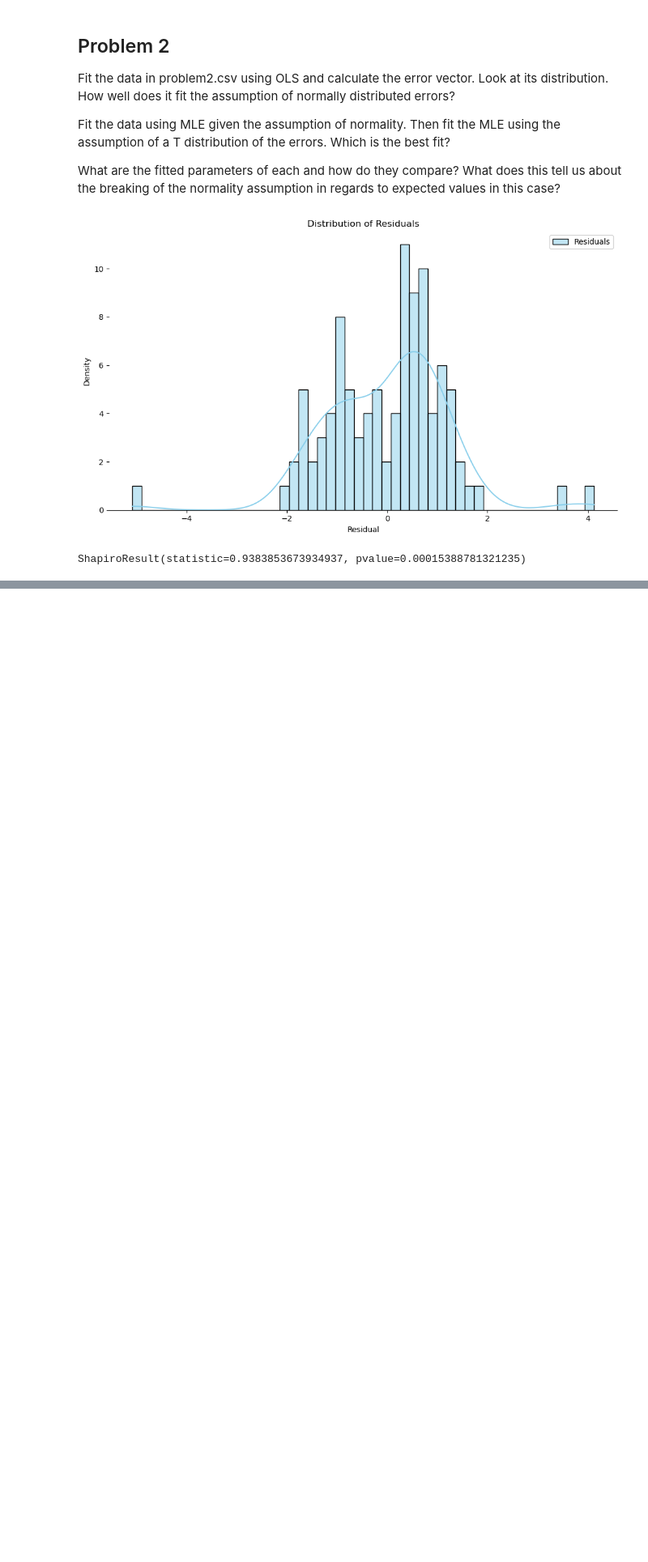
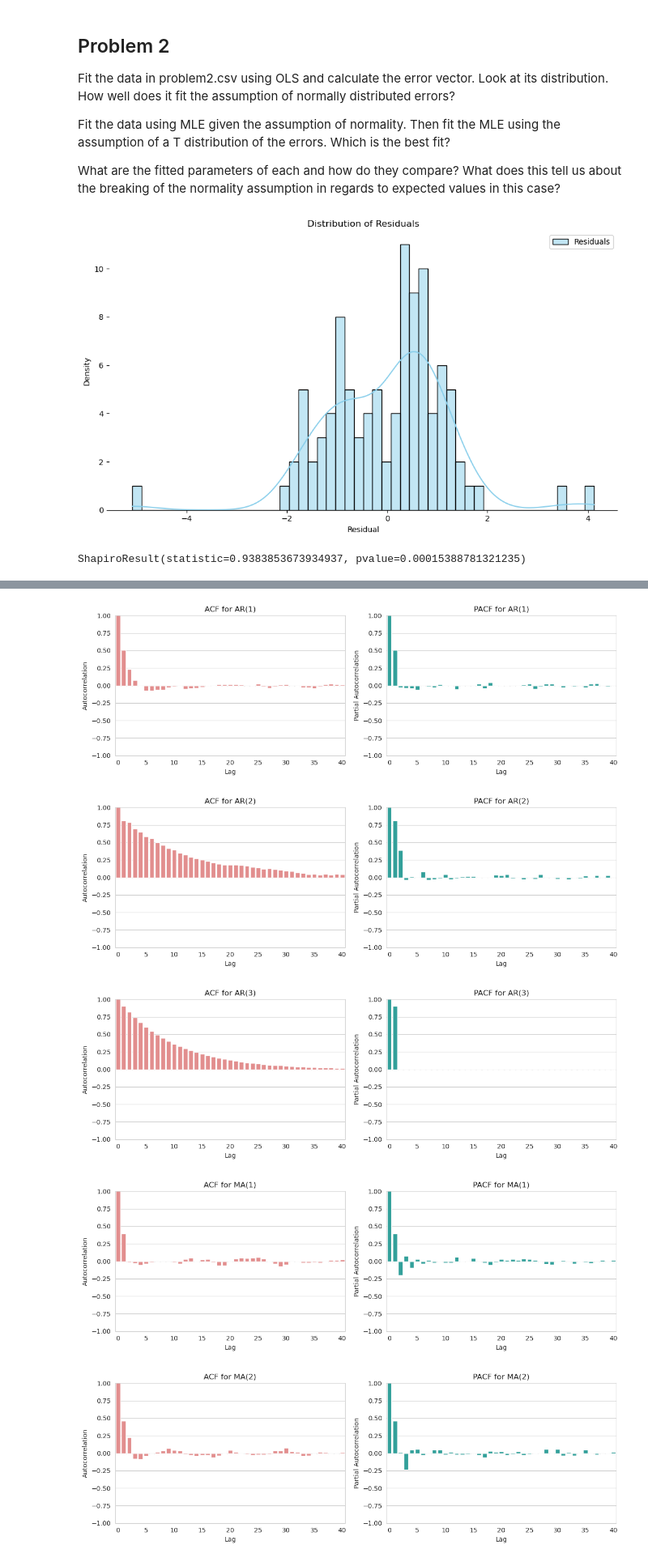
Before and after one commit to howardj12/Fintech545-hj, a Jupyter notebook: Week 2/Code.ipynb, the cells around one changed output, grey strips where cells are left out. Shown: that part at 81% size. Saved outputs shown, nothing was run; the diff lists cells and outputs as text; code cells hidden in the pictures; blank space fills up the shorter version.

```diff
--- a/Week 2/Code.ipynb
+++ b/Week 2/Code.ipynb
@@ -157,0 +160,55 @@ Intercept: [0.11988707 1.0790671 ], slope: [0.11988707 1.0790671 ], standard dev
+# %%
+sns.set_style("whitegrid")
+
+# Function to plot ACF and PACF using Seaborn
+def plot_acf_pacf_seaborn(ts, title):
+    fig, ax = plt.subplots(1, 2, figsize=(12, 4))
+
+    sns.barplot(x=np.arange(41), y=sm.tsa.acf(ts, nlags=40), ax=ax[0], color='lightcoral')
+    sns.barplot(x=np.arange(41), y=sm.tsa.pacf(ts, nlags=40), ax=ax[1], color='lightseagreen')
+
+    ax[0].set_title(f'ACF for {title}')
+    ax[1].set_title(f'PACF for {title}')
+    ax[0].set_xlabel('Lag')
+    ax[1].set_xlabel('Lag')
+    ax[0].set_ylabel('Autocorrelation')
+    ax[1].set_ylabel('Partial Autocorrelation')
+
+    # Adjust y-axis limits
+    ax[0].set_ylim(-1, 1)
+    ax[1].set_ylim(-1, 1)
+
+    # Adjust x-axis ticks
+    for axis in ax:
+        axis.set_xticks(np.arange(0, 41, 5))
+        axis.set_xticklabels(np.arange(0, 41, 5))
+
+    plt.tight_layout()
+    plt.show()
+
+# Simulate the AR and MA processes
+np.random.seed(101)  # Seed for reproducibility
+
+# AR processes
+AR1 = sm.tsa.arma_generate_sample(ar=[1, -0.5], ma=[1], nsample=1000)
+AR2 = sm.tsa.arma_generate_sample(ar=[1, -0.5, -0.4], ma=[1], nsample=1000)
+AR3 = sm.tsa.arma_generate_sample(ar=[1, -0.5, -0.4, -0.3], ma=[1], nsample=1000)
+
+# MA processes
+MA1 = sm.tsa.arma_generate_sample(ar=[1], ma=[1, 0.5], nsample=1000)
+MA2 = sm.tsa.arma_generate_sample(ar=[1], ma=[1, 0.5, 0.4], nsample=1000)
+MA3 = sm.tsa.arma_generate_sample(ar=[1], ma=[1, 0.5, 0.4, 0.3], nsample=1000)
+
+# Plot ACF and PACF for each process
+plot_acf_pacf_seaborn(AR1, "AR(1)")
+plot_acf_pacf_seaborn(AR2, "AR(2)")
+plot_acf_pacf_seaborn(AR3, "AR(3)")
+plot_acf_pacf_seaborn(MA1, "MA(1)")
+plot_acf_pacf_seaborn(MA2, "MA(2)")
+plot_acf_pacf_seaborn(MA3, "MA(3)")
+# %% [output]
+[figure, added]
+[figure, added]
+[figure, added]
+[figure, added]
+[figure, added]
```
Also changed, not shown: parts of 7 cells of this notebook.
